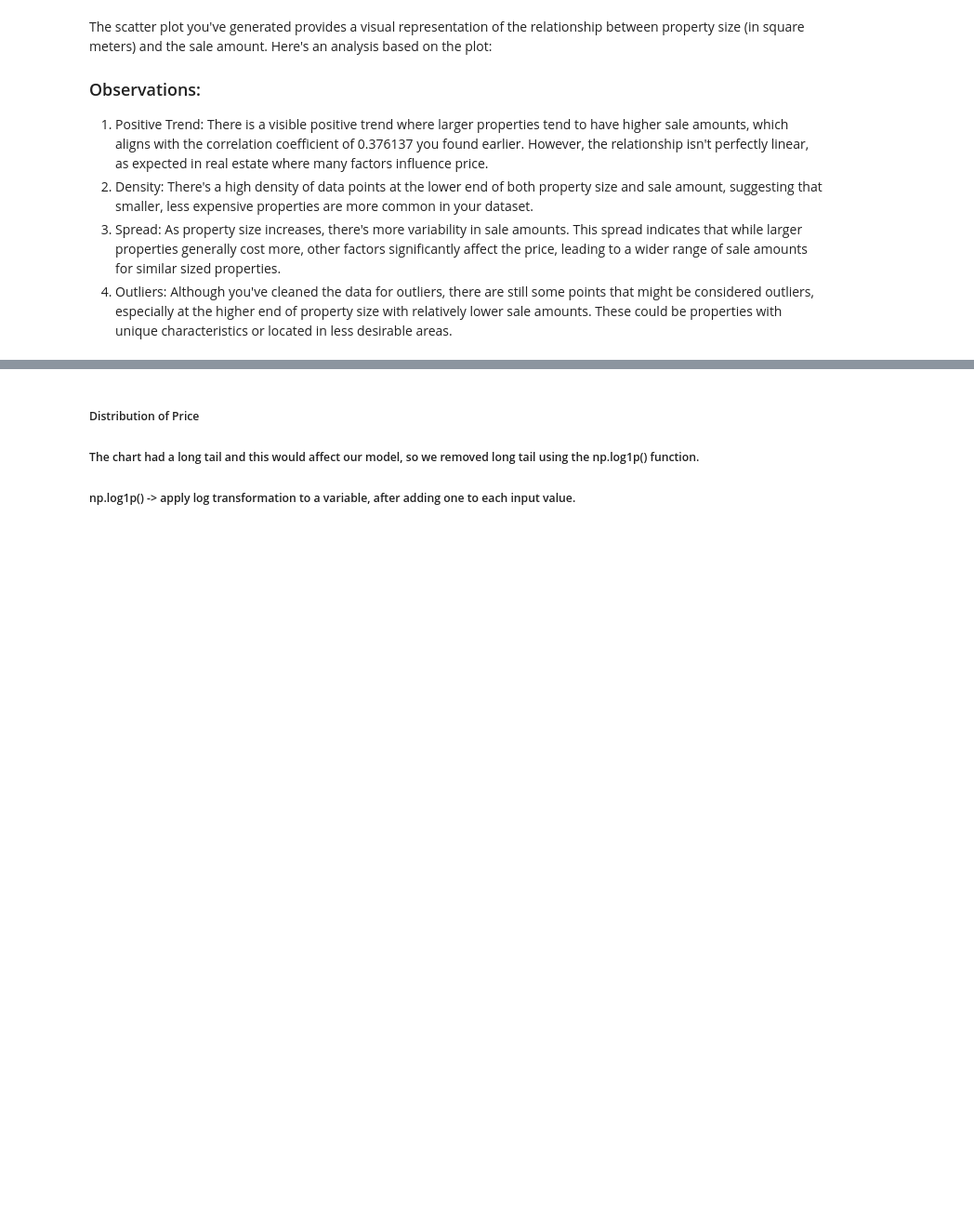
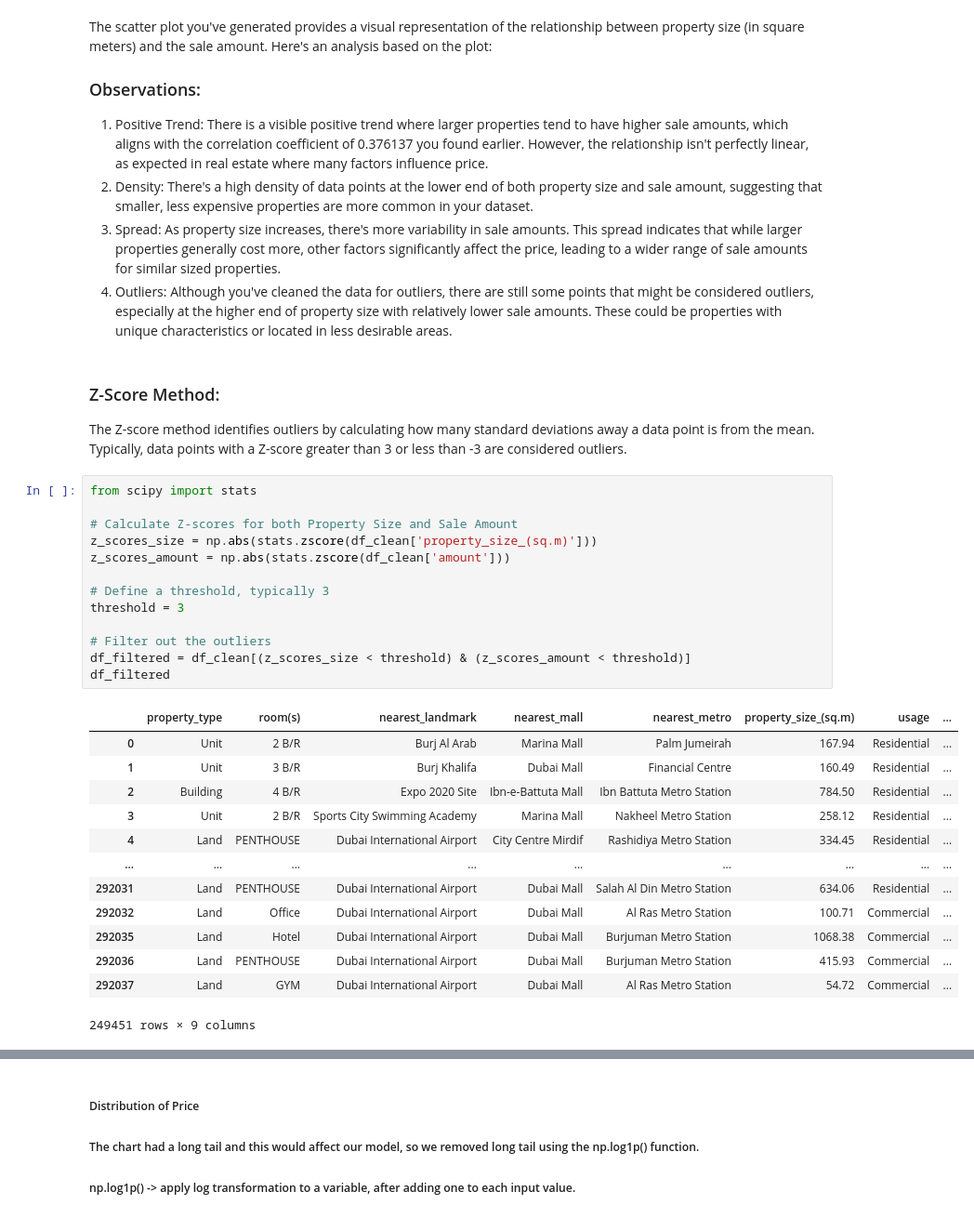
Before and after one commit to apostleoffinance/dubai-real-estate, a Jupyter notebook: sales.ipynb, the cells around one changed output, grey strips where cells are left out. Shown at 93% size. Cells and saved outputs as stored; diff of their text form; blank space fills up the shorter version.

```diff
--- a/sales.ipynb
+++ b/sales.ipynb
@@ -436,3 +442,33 @@ The scatter plot you've generated provides a visual representation of the relati
  2. Density: There's a high density of data points at the lower end of both property size and sale amount, suggesting that smaller, less expensive properties are more common in your dataset.
  3. Spread: As property size increases, there's more variability in sale amounts. This spread indicates that while larger properties generally cost more, other factors significantly affect the price, leading to a wider range of sale amounts for similar sized properties.
  4. Outliers: Although you've cleaned the data for outliers, there are still some points that might be considered outliers, especially at the higher end of property size with relatively lower sale amounts. These could be properties with unique characteristics or located in less desirable areas.
+# %% [markdown]
+### Z-Score Method:
+The Z-score method identifies outliers by calculating how many standard deviations away a data point is from the mean. Typically, data points with a Z-score greater than 3 or less than -3 are considered outliers.
+# %%
+from scipy import stats
+
+# Calculate Z-scores for both Property Size and Sale Amount
+z_scores_size = np.abs(stats.zscore(df_clean['property_size_(sq.m)']))
+z_scores_amount = np.abs(stats.zscore(df_clean['amount']))
+
+# Define a threshold, typically 3
+threshold = 3
+
+# Filter out the outliers
+df_filtered = df_clean[(z_scores_size < threshold) & (z_scores_amount < threshold)]
+df_filtered
+# %% [output]
+|  | property_type | room(s) | nearest_landmark | nearest_mall | nearest_metro | property_size_(sq.m) | usage | ... |
+| 0 | Unit | 2 B/R | Burj Al Arab | Marina Mall | Palm Jumeirah | 167.94 | Residential | ... |
+| 1 | Unit | 3 B/R | Burj Khalifa | Dubai Mall | Financial Centre | 160.49 | Residential | ... |
+| 2 | Building | 4 B/R | Expo 2020 Site | Ibn-e-Battuta Mall | Ibn Battuta Metro Station | 784.50 | Residential | ... |
+| 3 | Unit | 2 B/R | Sports City Swimming Academy | Marina Mall | Nakheel Metro Station | 258.12 | Residential | ... |
+| 4 | Land | PENTHOUSE | Dubai International Airport | City Centre Mirdif | Rashidiya Metro Station | 334.45 | Residential | ... |
+| ... | ... | ... | ... | ... | ... | ... | ... | ... |
+| 292031 | Land | PENTHOUSE | Dubai International Airport | Dubai Mall | Salah Al Din Metro Station | 634.06 | Residential | ... |
+| 292032 | Land | Office | Dubai International Airport | Dubai Mall | Al Ras Metro Station | 100.71 | Commercial | ... |
+| 292035 | Land | Hotel | Dubai International Airport | Dubai Mall | Burjuman Metro Station | 1068.38 | Commercial | ... |
+| 292036 | Land | PENTHOUSE | Dubai International Airport | Dubai Mall | Burjuman Metro Station | 415.93 | Commercial | ... |
+| 292037 | Land | GYM | Dubai International Airport | Dubai Mall | Al Ras Metro Station | 54.72 | Commercial | ... |
+249451 rows × 9 columns
```
Also changed, not shown: parts of 27 cells of this notebook.
